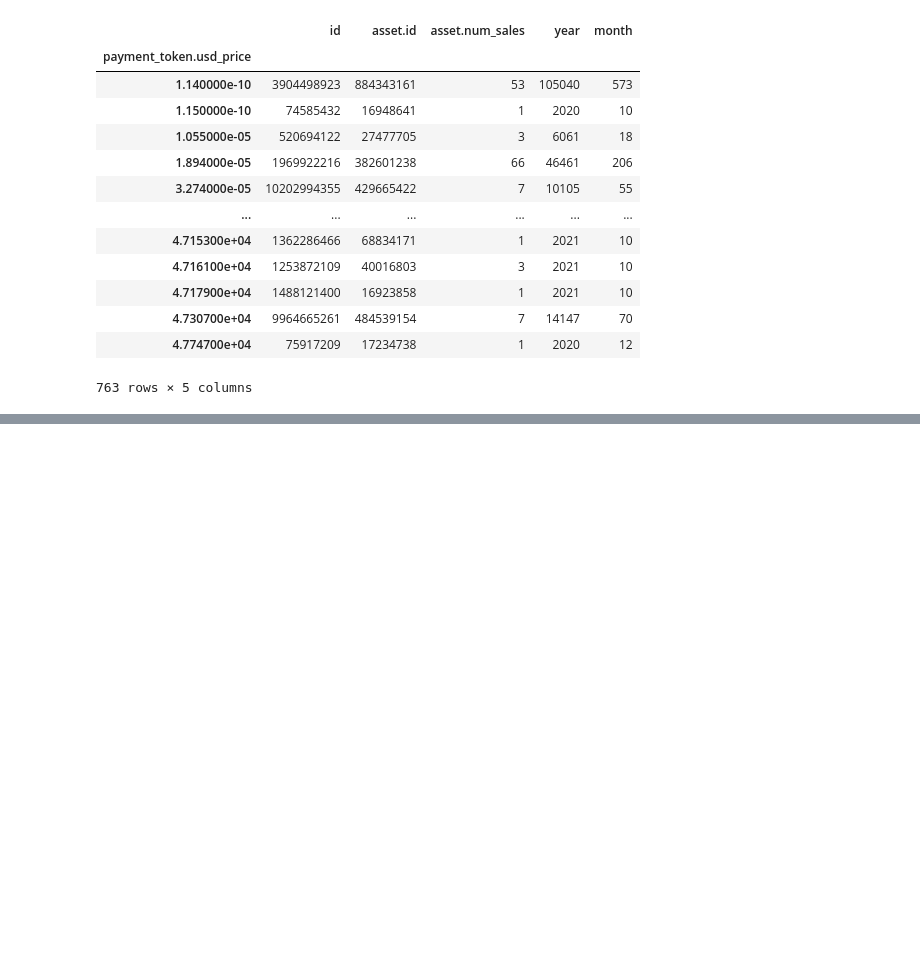
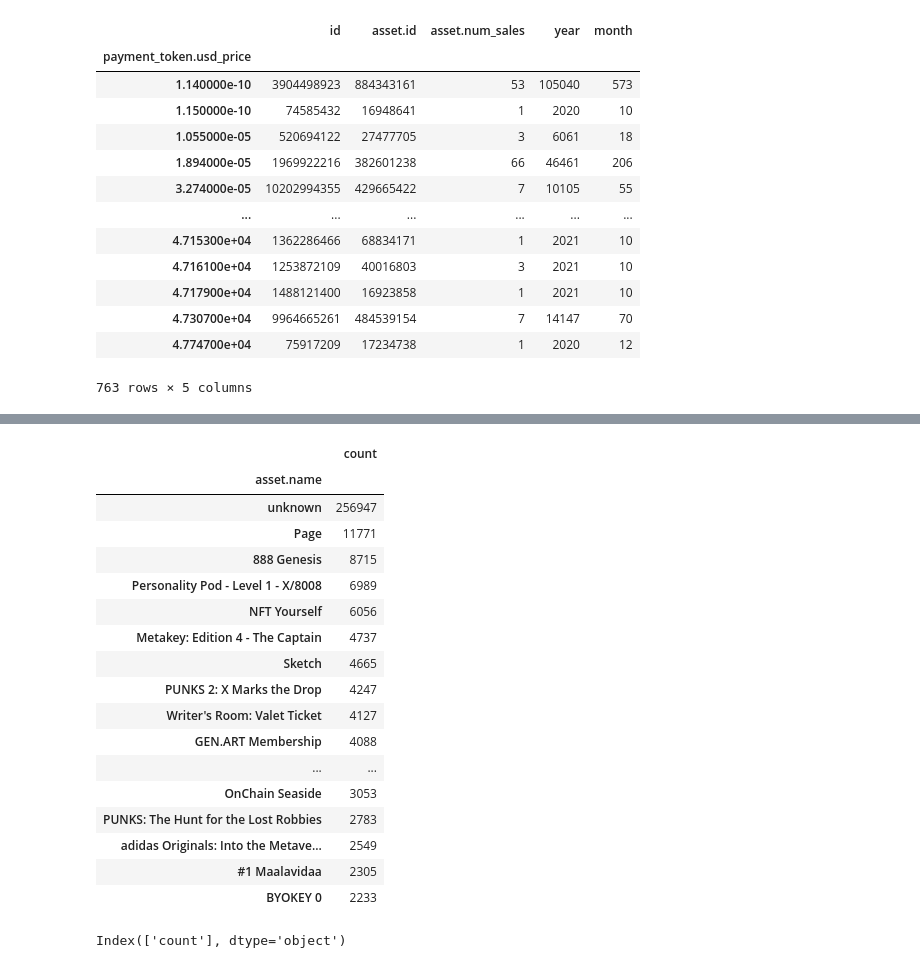
Before and after one commit to datakiptoo/Opensea, a Jupyter notebook: nft.ipynb, the cells around one changed output, grey strips where cells are left out. Saved outputs shown, nothing was run; the diff lists cells and outputs as text; code cells hidden in the pictures; blank space fills up the shorter version.

```diff
--- a/nft.ipynb
+++ b/nft.ipynb
@@ -875,0 +920,3 @@ df.groupby('payment_token.usd_price').sum()
+# %%
+assetname_counts=df.groupby('asset.name').size()#creating new variable
+assetname_counts
@@ -875,0 +973,26 @@ df.groupby('payment_token.usd_price').sum()
+# %%
+assetname_counts=assetname_counts.sort_values(by='count',ascending=False)#sort values in descending form
+assetname_counts.head(20)
+# %% [output]
+|  | count |
+| asset.name |  |
+| unknown | 256947 |
+| Page | 11771 |
+| 888 Genesis | 8715 |
+| Personality Pod - Level 1 - X/8008 | 6989 |
+| NFT Yourself | 6056 |
+| Metakey: Edition 4 - The Captain | 4737 |
+| Sketch | 4665 |
+| PUNKS 2: X Marks the Drop | 4247 |
+| Writer's Room: Valet Ticket | 4127 |
+| GEN.ART Membership | 4088 |
+| ... | ... |
+| OnChain Seaside | 3053 |
+| PUNKS: The Hunt for the Lost Robbies | 2783 |
+| adidas Originals: Into the Metave... | 2549 |
+| #1 Maalavidaa | 2305 |
+| BYOKEY 0 | 2233 |
+# %%
+assetname_counts.columns
+# %% [output]
+Index(['count'], dtype='object')
```
Also changed, not shown: parts of 25 cells of this notebook.
